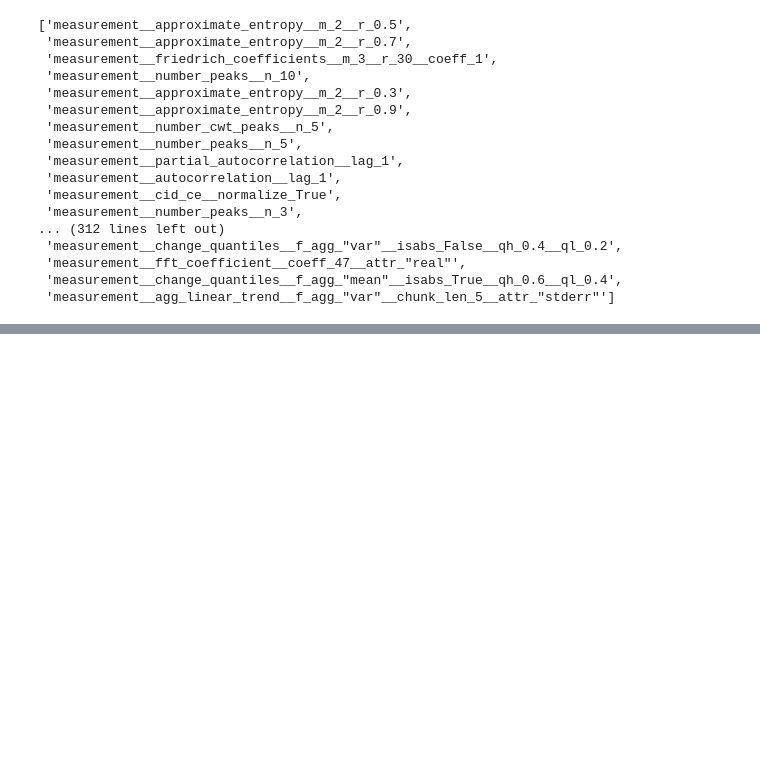
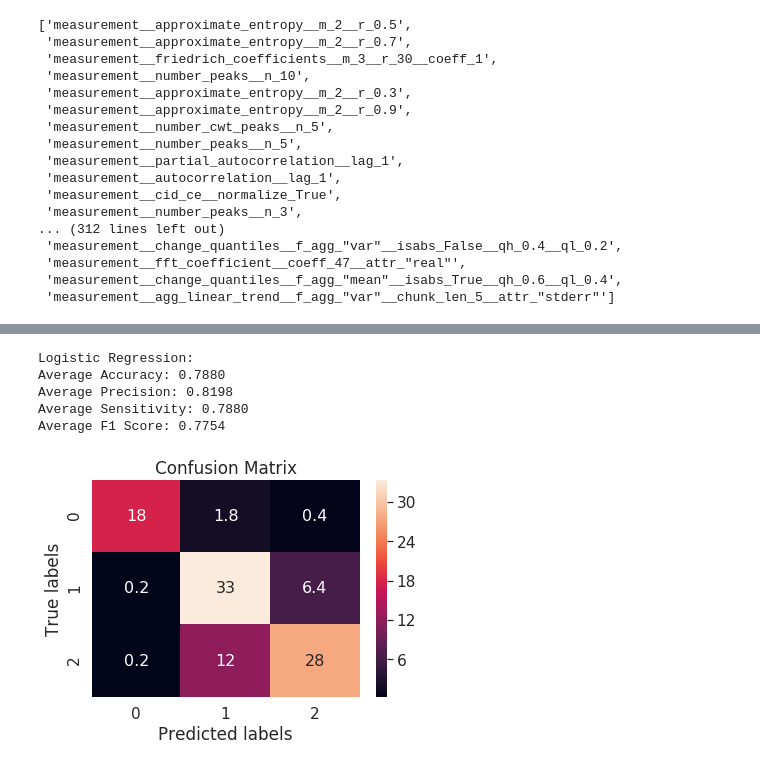
Before and after one commit to ericakok/senior-research, a Jupyter notebook: Final-Code.ipynb, the cells around one changed output, grey strips where cells are left out. Drawn from its saved outputs; the diff is of its cells as text; code cells hidden in the pictures; blank space fills up the shorter version.

Commit message:
added confusion matrices

```diff
--- a/Final-Code.ipynb
+++ b/Final-Code.ipynb
@@ -371,3 +397,40 @@ def get_nn_ave(array):
     acc = [i[1] for i in array]
     ave = sum(acc) / float(len(acc))
     return ave
+# %%
+def get_matrix_ave(array):
+    new_sum = 0
+
+    for i in range(len(array)):
+        new_sum = np.array(array[i]) + new_sum
+
+    return new_sum / len(array)
+# %%
+import seaborn as sn
+import pandas as pd
+import matplotlib.pyplot as plt
+
+def pretty_matrix(array):
+    ax = plt.subplot()
+    df_cm = pd.DataFrame(array, range(len(get_matrix_ave(array))), range(len(get_matrix_ave(array))))
+    #plt.figure(figsize = (10,7))
+    sn.set(font_scale=1.4)#for label size
+    sn.heatmap(df_cm, annot=True,annot_kws={"size": 16}, ax = ax)# font size
+
+    # labels, title and ticks
+    ax.set_xlabel('Predicted labels');ax.set_ylabel('True labels');
+    ax.set_title('Confusion Matrix');
+# %%
+print("Logistic Regression:")
+print("Average Accuracy: %.4f" % get_ave(preds_lr_accuracy))
+print("Average Precision: %.4f" % get_ave(preds_lr_precision))
+print("Average Sensitivity: %.4f" % get_ave(preds_lr_recall))
+print("Average F1 Score: %.4f" % get_ave(preds_lr_f1))
+pretty_matrix(get_matrix_ave(preds_lr_matrix))
+# %% [output]
+Logistic Regression:
+Average Accuracy: 0.7880
+Average Precision: 0.8198
+Average Sensitivity: 0.7880
+Average F1 Score: 0.7754
+[figure, added]
```
Also changed, not shown: parts of 4 cells of this notebook.
